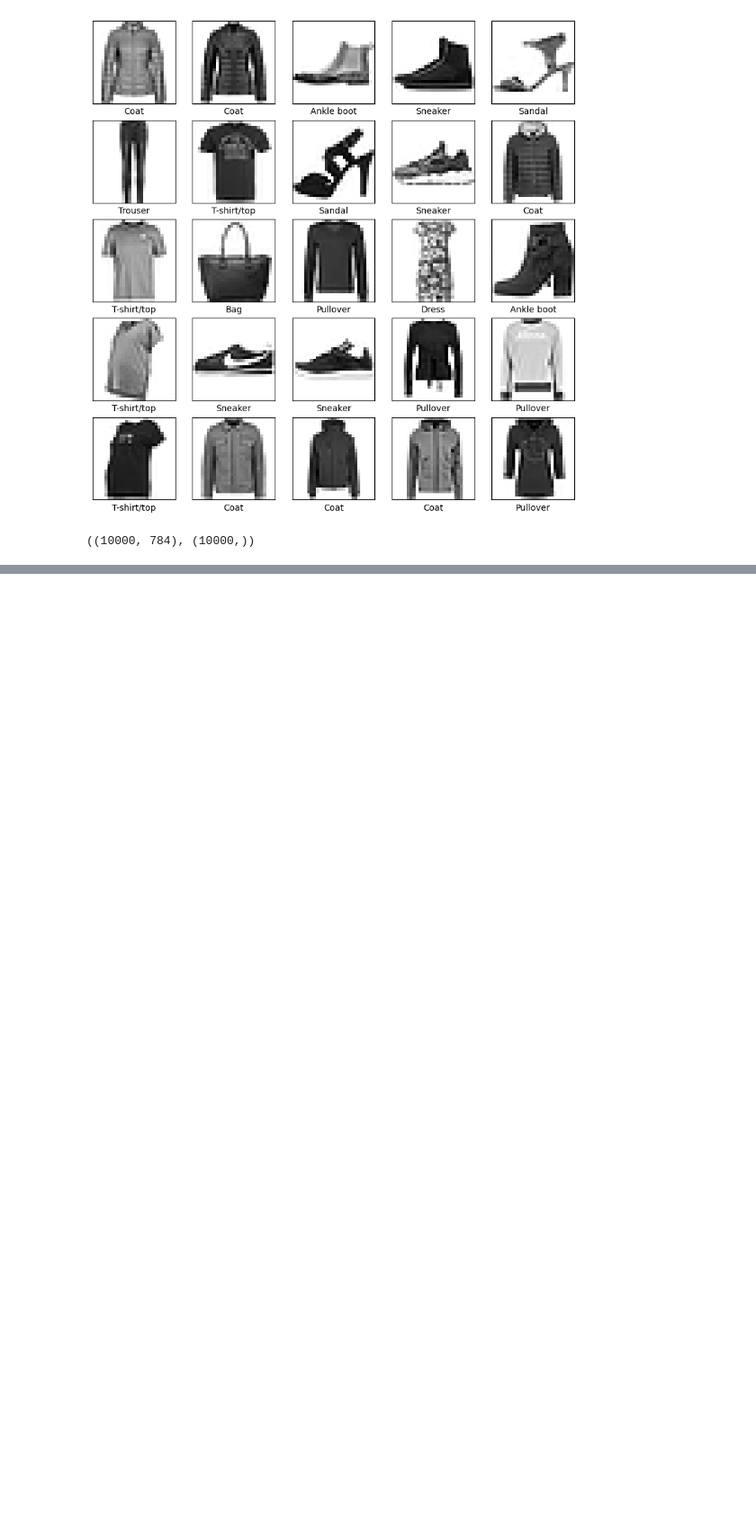
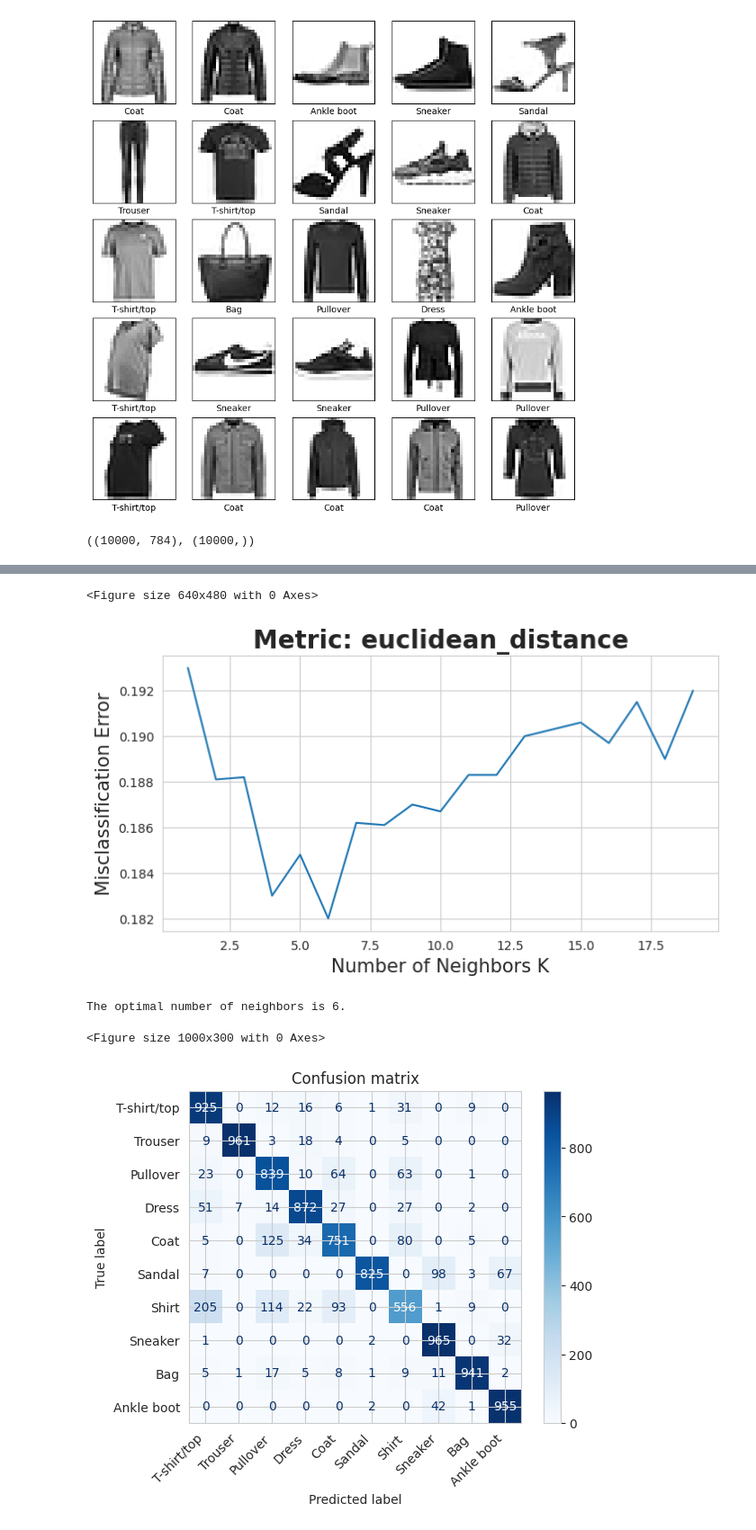
Before and after one commit to congltk1234/Fashion_Items_Classification, a Jupyter notebook: FashionMNIST/KNN_FashionMNIST.ipynb, the cells around one changed output, grey strips where cells are left out. Shown at 90% size. Drawn from its saved outputs; the diff is of its cells as text; code cells hidden in the pictures; blank space fills up the shorter version.

```diff
--- a/FashionMNIST/KNN_FashionMNIST.ipynb
+++ b/FashionMNIST/KNN_FashionMNIST.ipynb
@@ -264,0 +274,68 @@ plt.show()
+# %%
+# @title euclidean_distance
+
+from sklearn.model_selection import cross_val_score
+
+# creating list of K for KNN
+k_list = list(range(1,20,1))
+# creating list of cv scores
+cv_scores = []
+
+# perform 10-fold cross validation
+for k in tqdm.tqdm(k_list):
+    knn = KNeighborsClassifier(n_neighbors=k, n_jobs=-1, p=2)
+    scores = cross_val_score(knn, trainX, trainY, cv=10, scoring='accuracy')
+    cv_scores.append(scores.mean())
+
+# changing to misclassification error
+MSE = [1 - x for x in cv_scores]
+
+
+plt.figure()
+plt.figure(figsize=(8,4))
+plt.title('Metric: euclidean_distance', fontsize=20, fontweight='bold')
+plt.xlabel('Number of Neighbors K', fontsize=15)
+plt.ylabel('Misclassification Error', fontsize=15)
+sns.set_style("whitegrid")
+plt.plot(k_list, MSE)
+plt.show()
+
+# finding best k
+best_k = k_list[MSE.index(min(MSE))]
+print("The optimal number of neighbors is %d." % best_k)
+
+
+model = KNeighborsClassifier(n_neighbors=best_k, n_jobs=-1,p=2)
+model.fit(trainX, trainY)
+
+from sklearn.metrics import ConfusionMatrixDisplay
+# Plot non-normalized confusion matrix
+plt.figure(figsize=(10,3))
+
+disp = ConfusionMatrixDisplay.from_estimator(
+    model,
+    trainX, trainY,
+    display_labels=class_names,
+    cmap=plt.cm.Blues,
+    normalize=None,
+)
+disp.ax_.set_title("Confusion matrix")
+
+# print(disp.confusion_matrix)
+# Rotate x-axis labels
+disp.ax_.set_xticklabels(disp.ax_.get_xticklabels(), rotation=45, ha='right')
+
+plt.show()
+
+predict =  model.predict(trainX)
+print(classification_report(trainY,predict, target_names=class_names))
+from sklearn.metrics import accuracy_score
+print(accuracy_score(trainY, predict))
+from sklearn.metrics import f1_score
+print(f1_score(trainY, predict, average='weighted'))
+# %% [output]
+<Figure size 640x480 with 0 Axes>
+[figure, added]
+The optimal number of neighbors is 6.
+<Figure size 1000x300 with 0 Axes>
+[figure, added]
```
Also changed, not shown: parts of 6 cells of this notebook.
